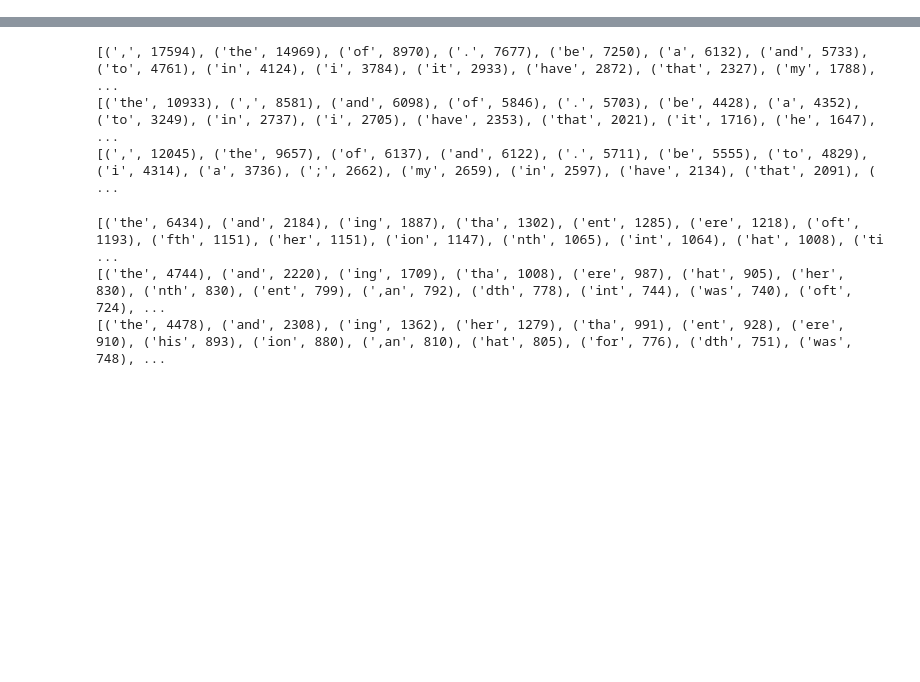
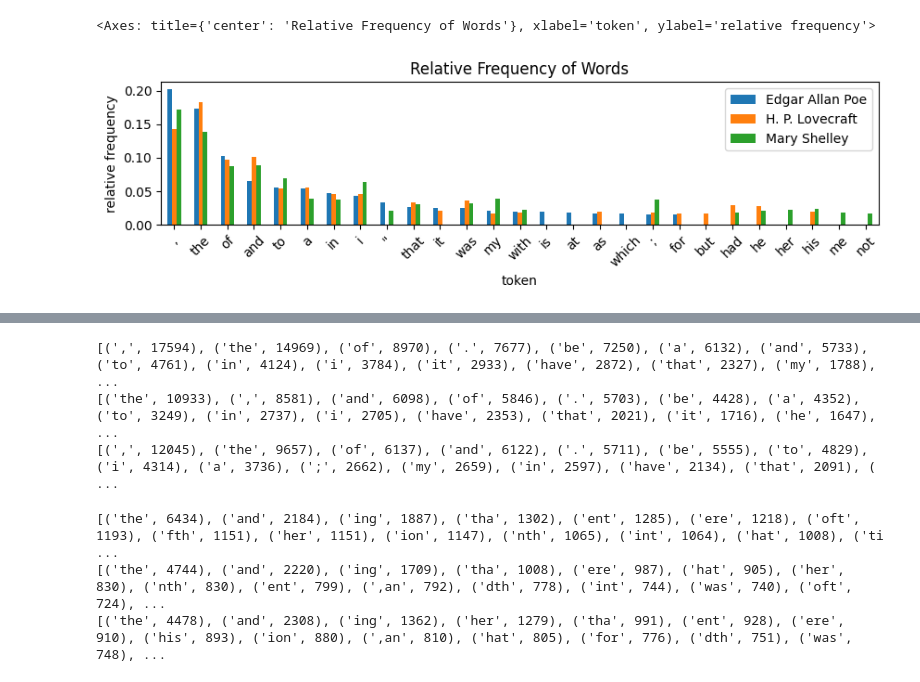
Before and after one commit to kobutri/pg_knowledge_discovery_ml, a Jupyter notebook: feature_exploration.ipynb, the cells around one changed output, grey strips where cells are left out. Cells and saved outputs as stored; diff of their text form; code cells hidden in the pictures; blank space fills up the shorter version.

```diff
--- a/feature_exploration.ipynb
+++ b/feature_exploration.ipynb
@@ -9,11 +7,4 @@ data.head()
-# %%
-from nltk import FreqDist
-from nltk import word_tokenize
-
-per_author = data.groupby('author')['text'].aggregate(lambda x: ' '.join(list(x)))
-for doc in per_author:
-    text = map(lambda x: x.lower(), word_tokenize(doc))
-    print(FreqDist(text).most_common(100))
-
-# stop words and punctuation expectately dominate
-# Numbers and proper names seem to be rare enough to not pose noteworthy problem
+# %%
+data = pd.read_json('new_train.json')
+data.columns = ["id", "text", "author"]
+data.head()
@@ -20,2 +18,30 @@ for doc in per_author:
+# %%
+from nltk import FreqDist
+from nltk import word_tokenize
+
+def to_words(x):
+    doc = ' '.join(list(x)).lower()
+    return [doc[start:end] for start, end in NLTKWordTokenizer().span_tokenize(doc)]
+
+df = pd.DataFrame()
+per_author = data.groupby('author').agg(
+    text = pd.NamedAgg("text", aggfunc=lambda x: FreqDist(to_words(x)).most_common(20)))
+per_author = per_author.explode("text")
+per_author["freq"] = per_author["text"].apply(lambda x: x[1])
+per_author["text"] = per_author["text"].apply(lambda x: x[0])
+per_author = per_author.reset_index()
+per_author = per_author.pivot_table(index="text", values="freq", columns="author").reset_index()
+per_author = per_author.sort_values("EAP", ascending=False)
+per_author = per_author.rename(columns={"MWS": "Mary Shelley",
+                      "HPL": "H. P. Lovecraft", "EAP": "Edgar Allan Poe"})
+per_author.rename_axis('', inplace=True, axis=1)
+per_author
+per_author.iloc[:, 1:] = per_author.iloc[:, 1:].apply(lambda x: x / x.sum())
+per_author.plot.bar("text", figsize=(10, 2), rot=45, ylabel="relative frequency", xlabel="token", title="Relative Frequency of Words")
+# stop words and punctuation expectately dominate
+# Numbers and proper names seem to be rare enough to not pose noteworthy problem
+# %% [output]
+<Axes: title={'center': 'Relative Frequency of Words'}, xlabel='token', ylabel='relative frequency'>
+[figure, added]
 # %%
 for doc in per_author:
```
Also changed, not shown: parts of 4 cells of this notebook, 22 other files.
